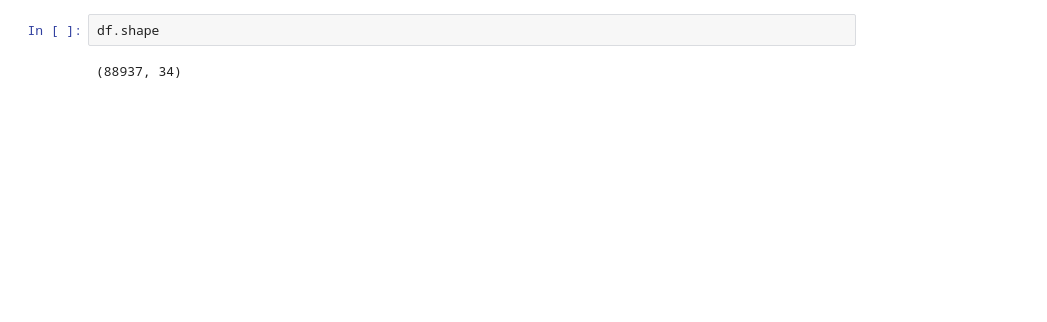
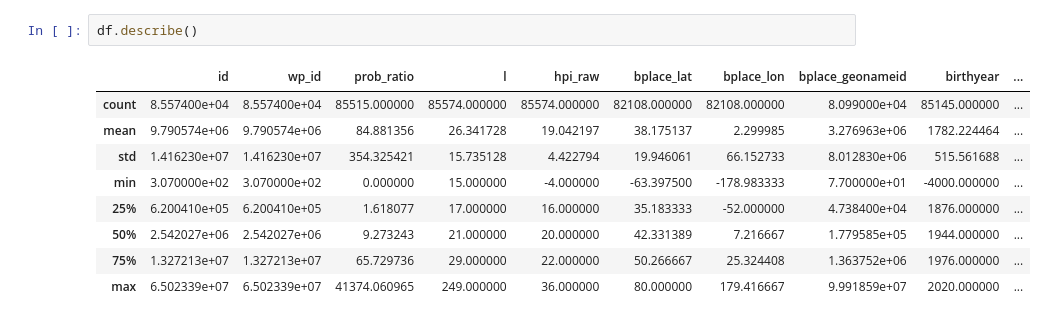
Before and after one commit to com-480-data-visualization/data-visualization-project-2021-famousworld, a Jupyter notebook: notebooks/PantheonExploratory.ipynb, the cells around one changed output. Drawn from its saved outputs; the diff is of its cells as text; blank space fills up the shorter version.

```diff
--- a/notebooks/PantheonExploratory.ipynb
+++ b/notebooks/PantheonExploratory.ipynb
@@ -11,6 +14,14 @@ df.head()
 | 3 | 14627 | Q935 | 14627 | Isaac_Newton | Isaac Newton | PHYSICIST | 0.0 | M | NaN | False | ... |
 | 4 | 17914 | Q255 | 17914 | Ludwig_van_Beethoven | Ludwig van Beethoven | COMPOSER | 0.0 | M | NaN | False | ... |
 # %%
-df.shape
+df.describe()
 # %% [output]
-(88937, 34)
+|  | id | wp_id | prob_ratio | l | hpi_raw | bplace_lat | bplace_lon | bplace_geonameid | birthyear | ... |
+| count | 8.557400e+04 | 8.557400e+04 | 85515.000000 | 85574.000000 | 85574.000000 | 82108.000000 | 82108.000000 | 8.099000e+04 | 85145.000000 | ... |
+| mean | 9.790574e+06 | 9.790574e+06 | 84.881356 | 26.341728 | 19.042197 | 38.175137 | 2.299985 | 3.276963e+06 | 1782.224464 | ... |
+| std | 1.416230e+07 | 1.416230e+07 | 354.325421 | 15.735128 | 4.422794 | 19.946061 | 66.152733 | 8.012830e+06 | 515.561688 | ... |
+| min | 3.070000e+02 | 3.070000e+02 | 0.000000 | 15.000000 | -4.000000 | -63.397500 | -178.983333 | 7.700000e+01 | -4000.000000 | ... |
+| 25% | 6.200410e+05 | 6.200410e+05 | 1.618077 | 17.000000 | 16.000000 | 35.183333 | -52.000000 | 4.738400e+04 | 1876.000000 | ... |
+| 50% | 2.542027e+06 | 2.542027e+06 | 9.273243 | 21.000000 | 20.000000 | 42.331389 | 7.216667 | 1.779585e+05 | 1944.000000 | ... |
+| 75% | 1.327213e+07 | 1.327213e+07 | 65.729736 | 29.000000 | 22.000000 | 50.266667 | 25.324408 | 1.363752e+06 | 1976.000000 | ... |
+| max | 6.502339e+07 | 6.502339e+07 | 41374.060965 | 249.000000 | 36.000000 | 80.000000 | 179.416667 | 9.991859e+07 | 2020.000000 | ... |
```
Also changed, not shown: parts of 17 cells of this notebook, 1 other file.
